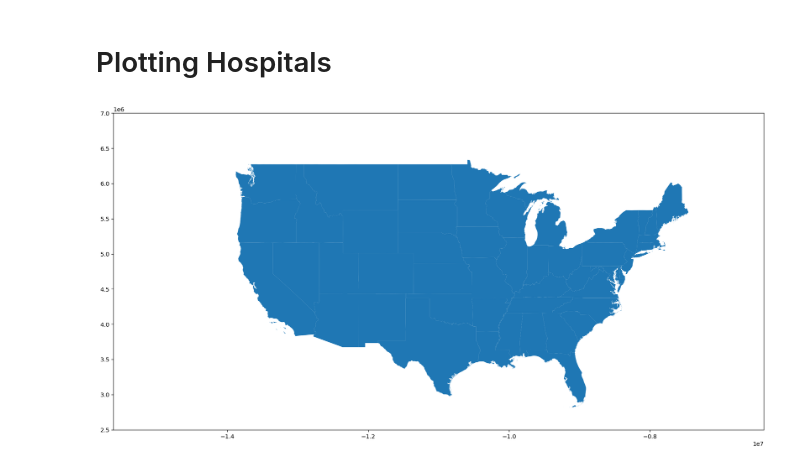
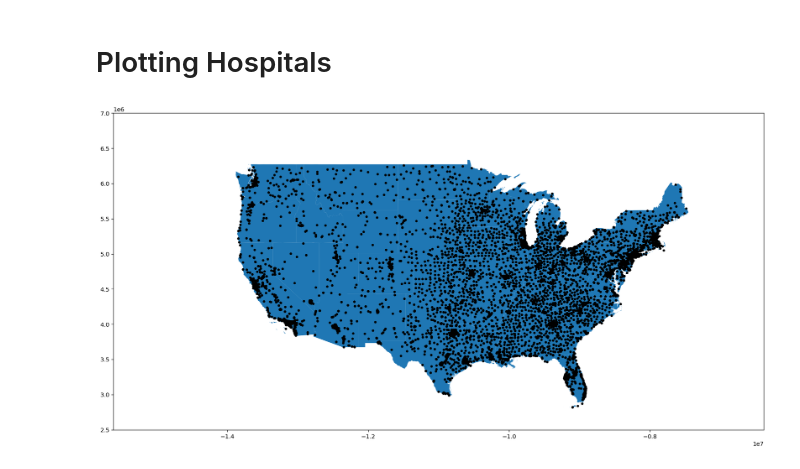
Before and after one commit to ElliottGAbel/Liminal_Cities, a Jupyter notebook: Hospital_Map.ipynb, the cells around one changed output. Saved outputs shown, nothing was run; the diff lists cells and outputs as text; code cells hidden in the pictures.

```diff
--- a/Hospital_Map.ipynb
+++ b/Hospital_Map.ipynb
@@ -12,10 +12,9 @@ from shapely.geometry import Point
 %matplotlib inline
 %config InlineBackend.figure_format ='retina'
 # %%
-sharedFolder = '/work/group/egodat/reu23_clark/'
-dataFolder = sharedFolder + 'data/'
+from config import *
 # %%
-df_path = "Hospitals (1).csv"
+df_path = dataFolder + "Hospitals (1).csv"
 
 df = pd.read_csv(df_path)
 df.head()
@@ -51,4 +56,4 @@ gdf
 # Drop the 'x' and 'y' columns from the GeoDataFrame
 gdf.drop(['X', 'Y'], axis=1, inplace=True)
 # %%
-gdf
+gdf = gdf.set_crs('EPSG:4326').to_crs(3857)
@@ -69,7 +76,7 @@ gdf
 # %% [markdown]
 # Plotting Hospitals
 # %%
-statesShp = geopandas.read_file(dataFolder + "/cb_2018_us_state_500k.zip").to_crs(3857)
+statesShp = gpd.read_file(dataFolder + "/cb_2018_us_state_500k.zip").to_crs(3857)
 statesShp = statesShp[['GEOID', 'STUSPS', 'NAME', 'geometry']]
 # %%
 def plotUS():
@@ -95,10 +102,10 @@ def plotDFW():
 # %%
 ax = plotUS()
 
 # Plot the points on top of the existing map
-gdf.plot(ax=ax, color='red', markersize=30)
+gdf.plot(ax=ax, color='black', markersize=10)
 
 # Show the map
 plt.show()
 # %% [output]
-[figure, old version]
+[figure, new version]
```
Also changed, not shown: parts of 3 cells of this notebook, 47 other files.
